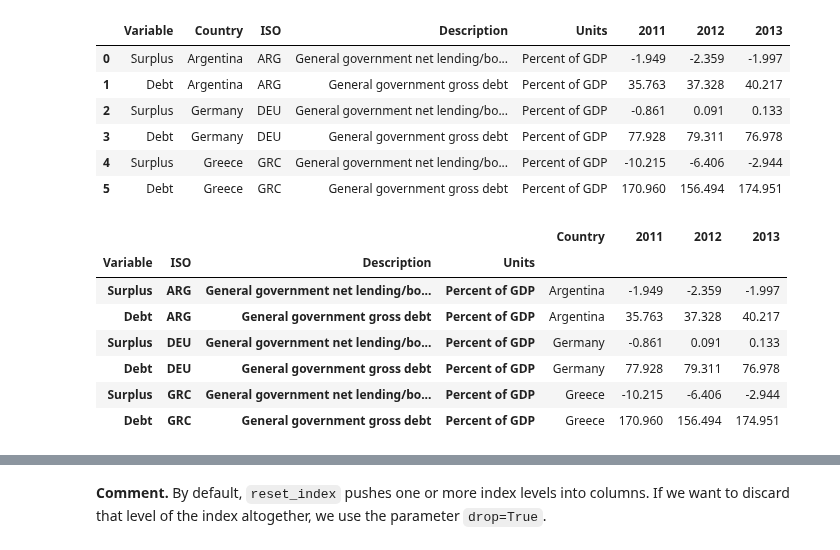
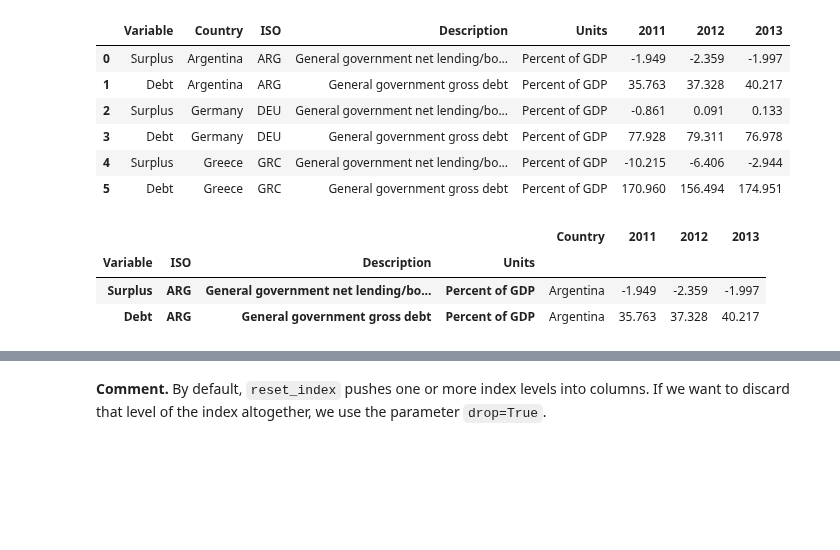
Before and after one commit to DaveBackus/Data_Bootcamp, a Jupyter notebook: Code/IPython/bootcamp_pandas-shape.ipynb, the cells around one changed output, grey strips where cells are left out. Cells and saved outputs as stored; diff of their text form; code cells hidden in the pictures; blank space fills up the shorter version.

```diff
--- a/Code/IPython/bootcamp_pandas-shape.ipynb
+++ b/Code/IPython/bootcamp_pandas-shape.ipynb
@@ -232,14 +232,10 @@ ddi.reset_index()
 | 4 | Surplus | Greece | GRC | General government net lending/bo... | Percent of GDP | -10.215 | -6.406 | -2.944 |
 | 5 | Debt | Greece | GRC | General government gross debt | Percent of GDP | 170.960 | 156.494 | 174.951 |
 # %%
-# or we can reset the index level by level
-ddi.reset_index(level=1)
+# or we can reset the index by level
+ddi.reset_index(level=1).head(2)
 # %% [output]
 |  |  |  |  | Country | 2011 | 2012 | 2013 |
 | Variable | ISO | Description | Units |  |  |  |  |
 | Surplus | ARG | General government net lending/bo... | Percent of GDP | Argentina | -1.949 | -2.359 | -1.997 |
 | Debt | ARG | General government gross debt | Percent of GDP | Argentina | 35.763 | 37.328 | 40.217 |
-| Surplus | DEU | General government net lending/bo... | Percent of GDP | Germany | -0.861 | 0.091 | 0.133 |
-| Debt | DEU | General government gross debt | Percent of GDP | Germany | 77.928 | 79.311 | 76.978 |
-| Surplus | GRC | General government net lending/bo... | Percent of GDP | Greece | -10.215 | -6.406 | -2.944 |
-| Debt | GRC | General government gross debt | Percent of GDP | Greece | 170.960 | 156.494 | 174.951 |
```
Also changed, not shown: parts of 46 cells of this notebook, 6 other files.
